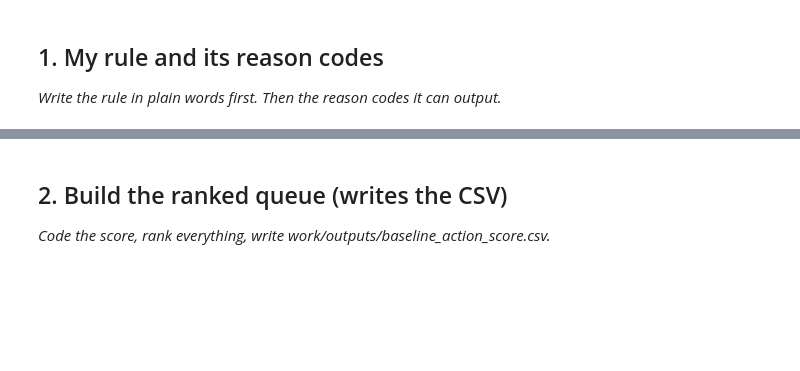
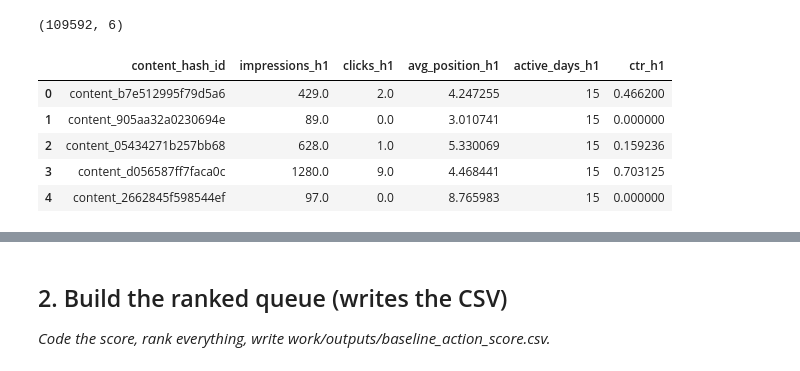
Before and after one commit to M-Sheheryar-khan/FlyRank-ML-Internship-Starter-Repo, a Jupyter notebook: work/notebooks/w04_baseline_score.ipynb, the cells around one changed output, grey strips where cells are left out. Cells and saved outputs as stored; diff of their text form; code cells hidden in the pictures; blank space fills up the shorter version.

```diff
--- a/work/notebooks/w04_baseline_score.ipynb
+++ b/work/notebooks/w04_baseline_score.ipynb
@@ -6,7 +6,3 @@
 This skeleton is yours to fill. Work the sections **in order** — each one has a one-line hint. Simple words, honest numbers.
 
 > Working with an AI assistant? Tell it to read `skills/README.md` first and load the one skill this assignment names on its card.
-# %% [markdown]
-## 1. My rule and its reason codes
-
-*Write the rule in plain words first. Then the reason codes it can output.*
@@ -15,0 +9,38 @@ This skeleton is yours to fill. Work the sections **in order** — each one has
+# %%
+%pip -q install duckdb
+import os
+import duckdb
+from google.colab import userdata
+HF_TOKEN = userdata.get('HF_TOKEN')
+
+con = duckdb.connect()
+con.execute(f"CREATE OR REPLACE SECRET hf (TYPE huggingface, TOKEN '{HF_TOKEN}')")
+
+REL = "hf://datasets/FlyRank/internship-warehouse"
+MAR = f"read_parquet('{REL}/fact_content_daily_performance/month=2026-03/*.parquet')"
+# %%
+features = con.sql(f"""
+    SELECT
+        content_hash_id,
+        SUM(gsc_impressions) AS impressions_h1,
+        SUM(gsc_clicks) AS clicks_h1,
+        AVG(gsc_avg_position) AS avg_position_h1,
+        COUNT(DISTINCT report_date) AS active_days_h1
+    FROM {MAR}
+    WHERE report_date <= DATE '2026-03-15'
+    GROUP BY content_hash_id
+    HAVING impressions_h1 >= 20
+""").df()
+
+features["ctr_h1"] = features["clicks_h1"] / features["impressions_h1"] * 100
+
+print(features.shape)
+features.head()
+# %% [output]
+(109592, 6)
+|  | content_hash_id | impressions_h1 | clicks_h1 | avg_position_h1 | active_days_h1 | ctr_h1 |
+| 0 | content_b7e512995f79d5a6 | 429.0 | 2.0 | 4.247255 | 15 | 0.466200 |
+| 1 | content_905aa32a0230694e | 89.0 | 0.0 | 3.010741 | 15 | 0.000000 |
+| 2 | content_05434271b257bb68 | 628.0 | 1.0 | 5.330069 | 15 | 0.159236 |
+| 3 | content_d056587ff7faca0c | 1280.0 | 9.0 | 4.468441 | 15 | 0.703125 |
+| 4 | content_2662845f598544ef | 97.0 | 0.0 | 8.765983 | 15 | 0.000000 |
```
Also changed, not shown: parts of 7 cells of this notebook.
